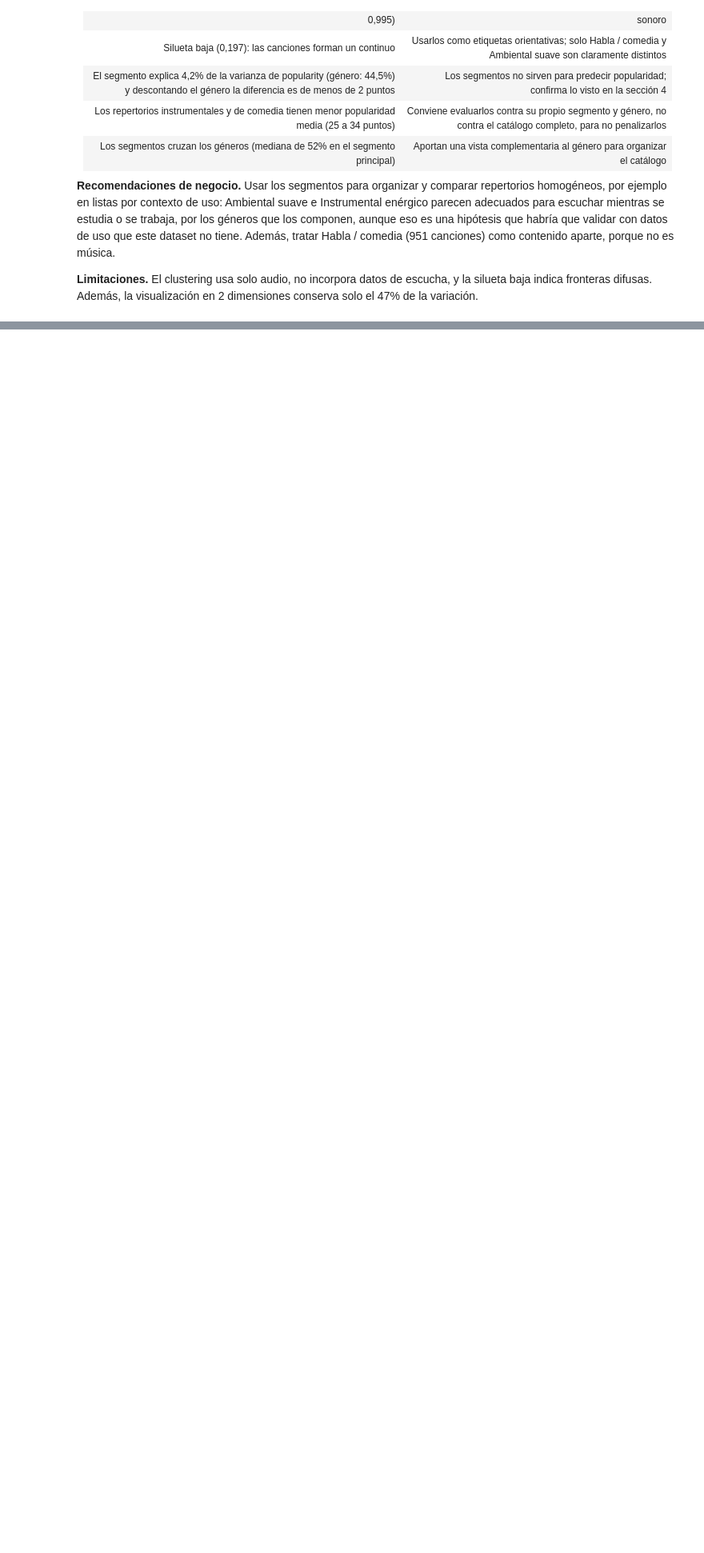
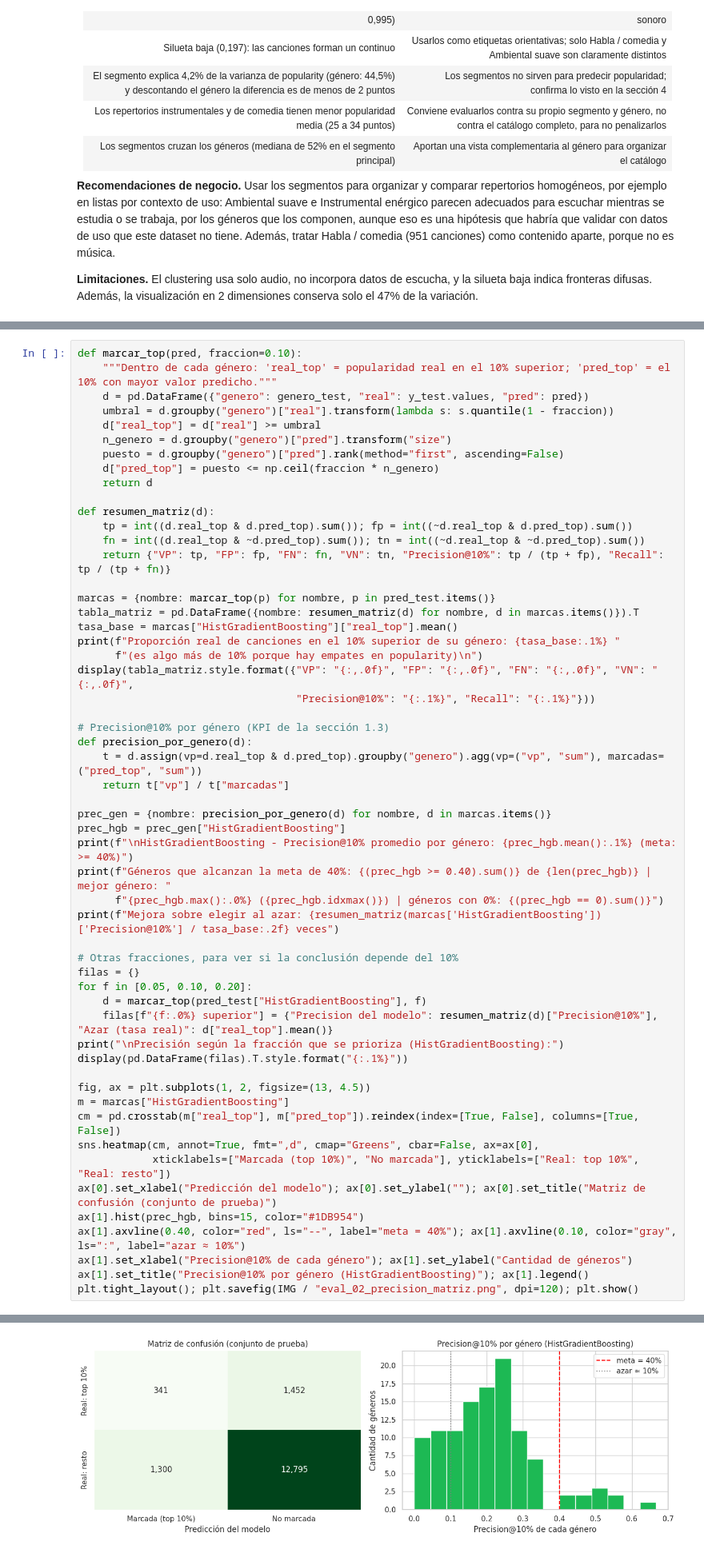
Before and after one commit to JeanBiza/ep-ml-spotify, a Jupyter notebook: notebook/EP2_ML.ipynb, the cells around one changed output, grey strips where cells are left out. Shown at 80% size. Drawn from its saved outputs; the diff is of its cells as text; blank space fills up the shorter version.

```diff
--- a/notebook/EP2_ML.ipynb
+++ b/notebook/EP2_ML.ipynb
@@ -1228,0 +1364,56 @@ La **nitidez**, en cambio, es limitada. La silueta promedio (0,197) es baja y po
+# %%
+def marcar_top(pred, fraccion=0.10):
+    """Dentro de cada género: 'real_top' = popularidad real en el 10% superior; 'pred_top' = el 10% con mayor valor predicho."""
+    d = pd.DataFrame({"genero": genero_test, "real": y_test.values, "pred": pred})
+    umbral = d.groupby("genero")["real"].transform(lambda s: s.quantile(1 - fraccion))
+    d["real_top"] = d["real"] >= umbral
+    n_genero = d.groupby("genero")["pred"].transform("size")
+    puesto = d.groupby("genero")["pred"].rank(method="first", ascending=False)
+    d["pred_top"] = puesto <= np.ceil(fraccion * n_genero)
+    return d
+
+def resumen_matriz(d):
+    tp = int((d.real_top & d.pred_top).sum()); fp = int((~d.real_top & d.pred_top).sum())
+    fn = int((d.real_top & ~d.pred_top).sum()); tn = int((~d.real_top & ~d.pred_top).sum())
+    return {"VP": tp, "FP": fp, "FN": fn, "VN": tn, "Precision@10%": tp / (tp + fp), "Recall": tp / (tp + fn)}
+
+marcas = {nombre: marcar_top(p) for nombre, p in pred_test.items()}
+tabla_matriz = pd.DataFrame({nombre: resumen_matriz(d) for nombre, d in marcas.items()}).T
+tasa_base = marcas["HistGradientBoosting"]["real_top"].mean()
+print(f"Proporción real de canciones en el 10% superior de su género: {tasa_base:.1%} "
+      f"(es algo más de 10% porque hay empates en popularity)\n")
+display(tabla_matriz.style.format({"VP": "{:,.0f}", "FP": "{:,.0f}", "FN": "{:,.0f}", "VN": "{:,.0f}",
+                                   "Precision@10%": "{:.1%}", "Recall": "{:.1%}"}))
+
+# Precision@10% por género (KPI de la sección 1.3)
+def precision_por_genero(d):
+    t = d.assign(vp=d.real_top & d.pred_top).groupby("genero").agg(vp=("vp", "sum"), marcadas=("pred_top", "sum"))
+    return t["vp"] / t["marcadas"]
+
+prec_gen = {nombre: precision_por_genero(d) for nombre, d in marcas.items()}
+prec_hgb = prec_gen["HistGradientBoosting"]
+print(f"\nHistGradientBoosting - Precision@10% promedio por género: {prec_hgb.mean():.1%} (meta: >= 40%)")
+print(f"Géneros que alcanzan la meta de 40%: {(prec_hgb >= 0.40).sum()} de {len(prec_hgb)} | mejor género: "
+      f"{prec_hgb.max():.0%} ({prec_hgb.idxmax()}) | géneros con 0%: {(prec_hgb == 0).sum()}")
+print(f"Mejora sobre elegir al azar: {resumen_matriz(marcas['HistGradientBoosting'])['Precision@10%'] / tasa_base:.2f} veces")
+
+# Otras fracciones, para ver si la conclusión depende del 10%
+filas = {}
+for f in [0.05, 0.10, 0.20]:
+    d = marcar_top(pred_test["HistGradientBoosting"], f)
+    filas[f"{f:.0%} superior"] = {"Precision del modelo": resumen_matriz(d)["Precision@10%"], "Azar (tasa real)": d["real_top"].mean()}
+print("\nPrecisión según la fracción que se prioriza (HistGradientBoosting):")
+display(pd.DataFrame(filas).T.style.format("{:.1%}"))
+
+fig, ax = plt.subplots(1, 2, figsize=(13, 4.5))
+m = marcas["HistGradientBoosting"]
+cm = pd.crosstab(m["real_top"], m["pred_top"]).reindex(index=[True, False], columns=[True, False])
+sns.heatmap(cm, annot=True, fmt=",d", cmap="Greens", cbar=False, ax=ax[0],
+            xticklabels=["Marcada (top 10%)", "No marcada"], yticklabels=["Real: top 10%", "Real: resto"])
+ax[0].set_xlabel("Predicción del modelo"); ax[0].set_ylabel(""); ax[0].set_title("Matriz de confusión (conjunto de prueba)")
+ax[1].hist(prec_hgb, bins=15, color="#1DB954")
+ax[1].axvline(0.40, color="red", ls="--", label="meta = 40%"); ax[1].axvline(0.10, color="gray", ls=":", label="azar ≈ 10%")
+ax[1].set_xlabel("Precision@10% de cada género"); ax[1].set_ylabel("Cantidad de géneros")
+ax[1].set_title("Precision@10% por género (HistGradientBoosting)"); ax[1].legend()
+plt.tight_layout(); plt.savefig(IMG / "eval_02_precision_matriz.png", dpi=120); plt.show()
+# %% [output]
@@ -1228,0 +1434 @@ La **nitidez**, en cambio, es limitada. La silueta promedio (0,197) es baja y po
+[figure, added]
```
Also changed, not shown: parts of 18 cells of this notebook.
